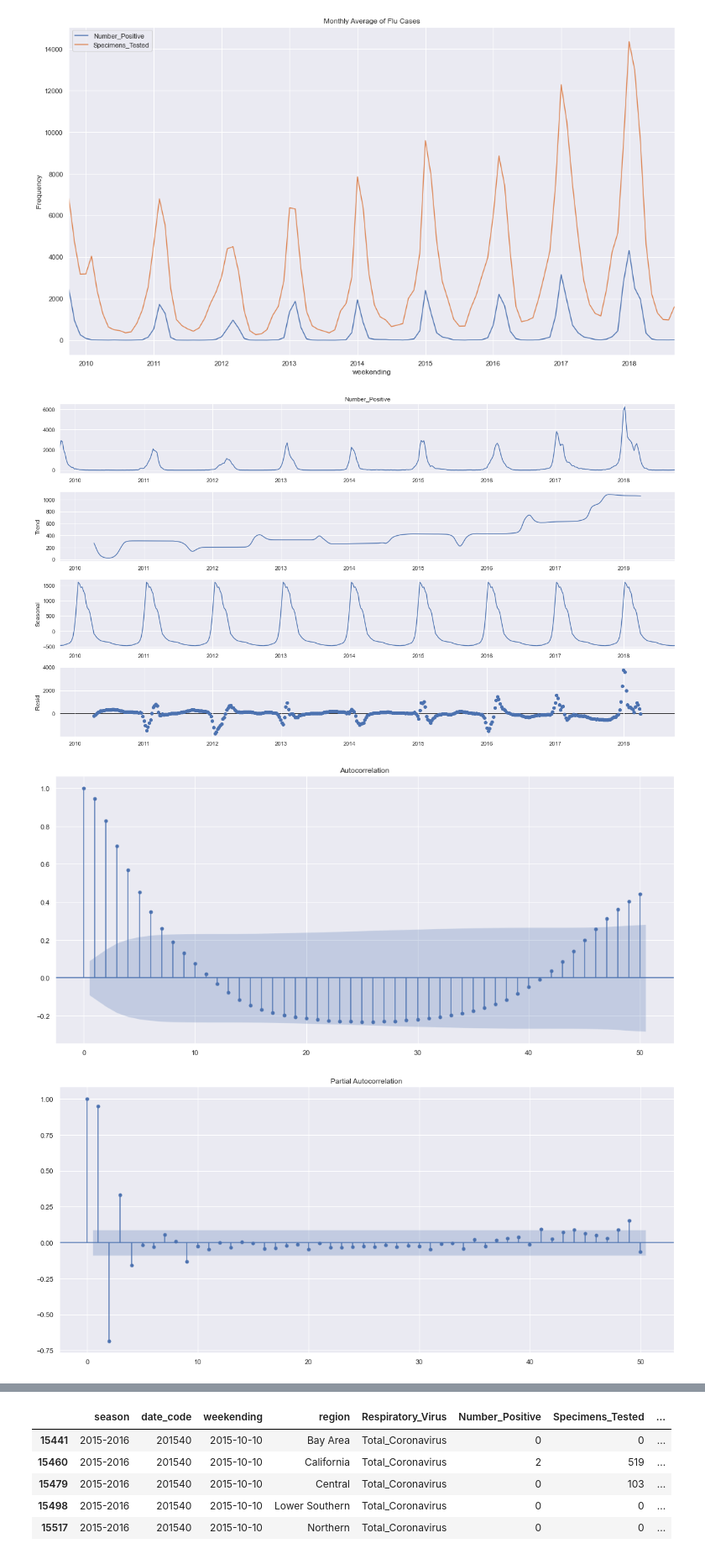
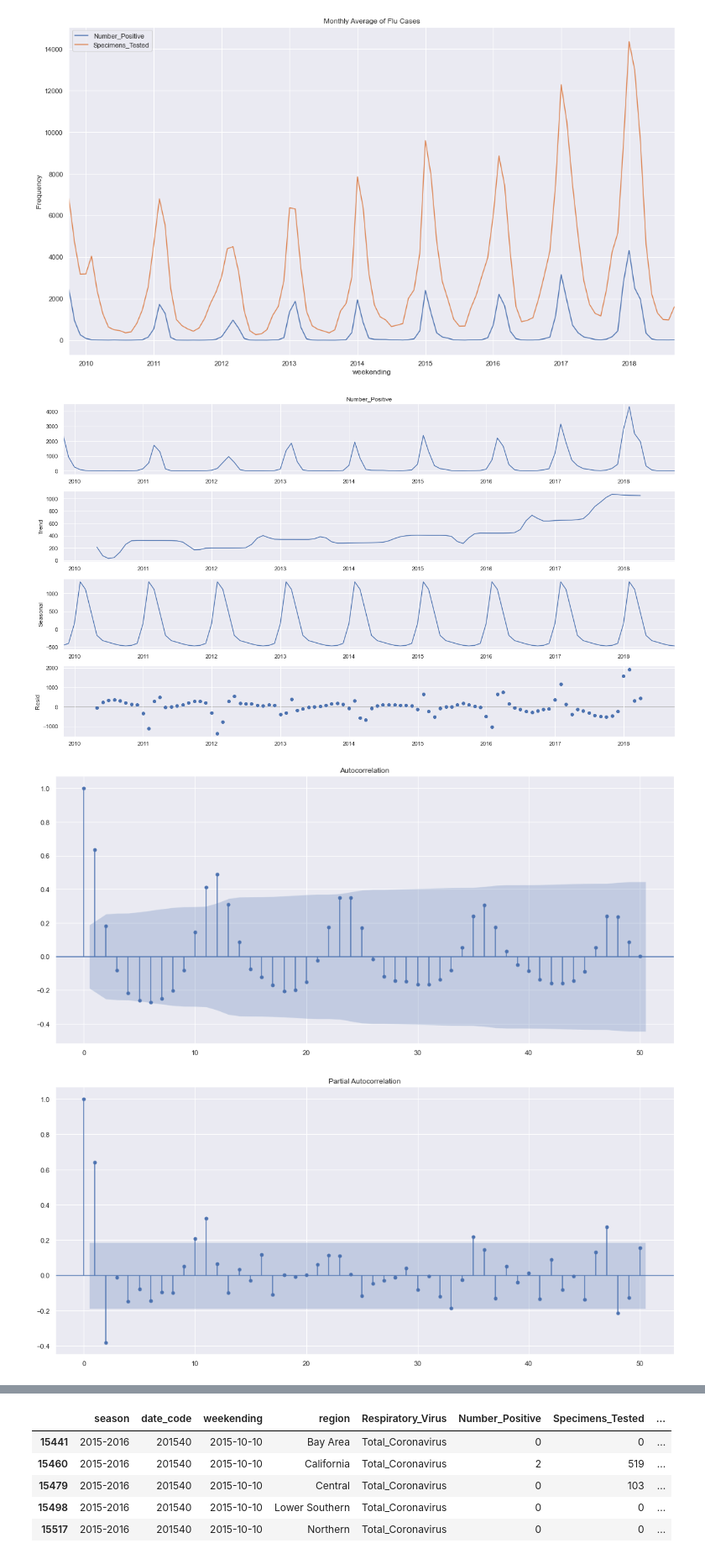
Before and after one commit to danypark91/ts_sarimax, a Jupyter notebook: flu.ipynb, the cells around one changed output, grey strips where cells are left out. Shown at 84% size. Cells and saved outputs as stored; diff of their text form; code cells hidden in the pictures.

Commit message:
Flu Model

```diff
--- a/flu.ipynb
+++ b/flu.ipynb
@@ -208,23 +208,23 @@ from statsmodels.tsa.seasonal import seasonal_decompose
 from pylab import rcParams
 rcParams['figure.figsize'] = 18, 10
 
-df_inf_pos = df_inf["Number_Positive"]
+df_monthly_pos = df_monthly["Number_Positive"]
 
-decomp = seasonal_decompose(df_inf_pos,model='additive')
+decomp = seasonal_decompose(df_monthly_pos,model='additive')
 decomp.plot();
 # %% [output]
-[figure, old version]
+[figure, new version]
 # %%
 # ACF and PACF
 from statsmodels.graphics.tsaplots import plot_acf, plot_pacf
 
 fig, ax1 = plt.subplots(figsize=(18,8))
 fig, ax2 = plt.subplots(figsize=(18,8))
 
-plot_acf(df_inf_pos, lags=50, ax=ax1);
-plot_pacf(df_inf_pos, lags=50, ax=ax2);
+plot_acf(df_monthly_pos, lags=50, ax=ax1);
+plot_pacf(df_monthly_pos, lags=50, ax=ax2);
 # %% [output]
-[figure, old version]
+[figure, new version]
-[figure, old version]
+[figure, new version]
 # %%
 # First Differencing: Stationarity
```
Also changed, not shown: parts of 4 cells of this notebook.
